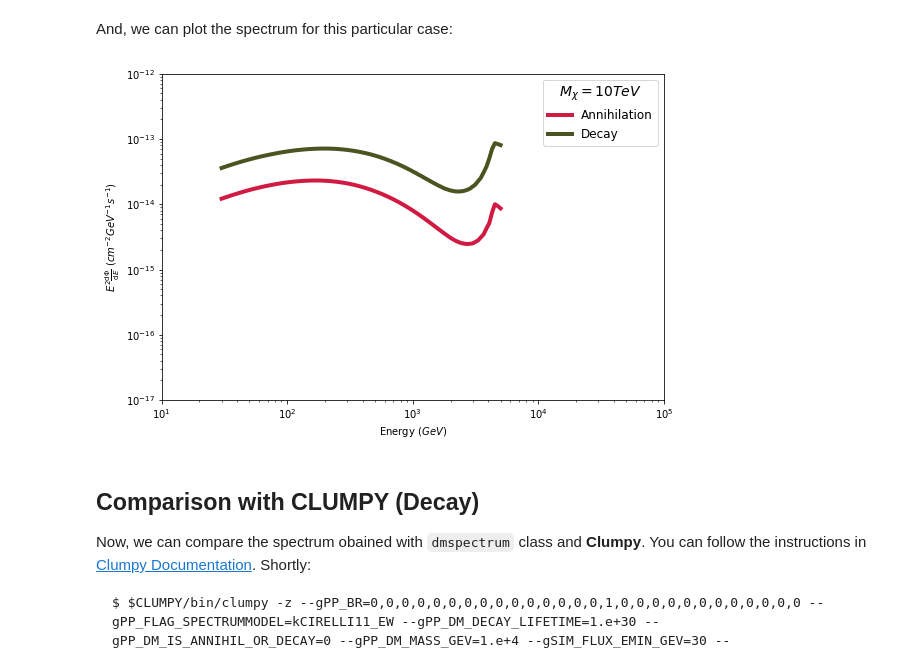
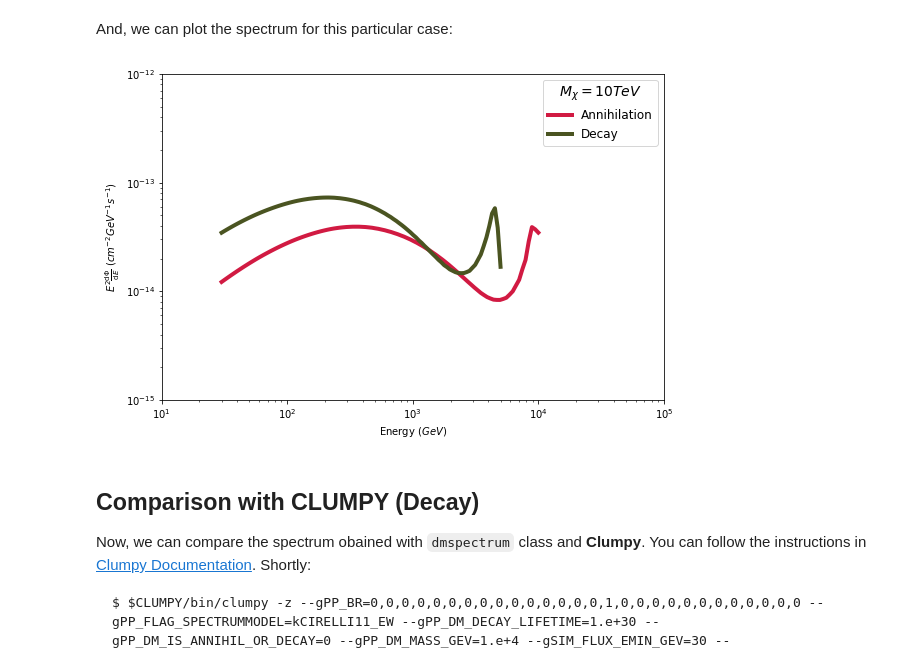
Before and after one commit to sergiohcdna/ctadmtool, a Jupyter notebook: notebooks/dmflux.ipynb, the cells around one changed output. Saved outputs shown, nothing was run; the diff lists cells and outputs as text; code cells hidden in the pictures.

Commit message:
Change plot for annihilation and decay spectra to show the correct range of energies for each process

```diff
--- a/notebooks/dmflux.ipynb
+++ b/notebooks/dmflux.ipynb
@@ -37,6 +37,7 @@ We get the differential spectrum $dN/dE$ for the annihilation case. To compute t
 $\frac{d\Phi}{dE} = \frac{\langle\sigma_{\chi}v\rangle}{8\pi m_{\chi}^2}~\frac{dN}{dE}\times J_\text{factor}$
 # %%
 dnde   = dmspec.spectra()
+engs   = dmspec.energy
 dphide = sigmav * dnde * jfactor / (8 * np.pi * mass**2)
 # %% [markdown]
 For decay, we can do exactly the same. The differential gamma-ray flux is obtained by using:
@@ -55,22 +56,22 @@ And, we can plot the spectrum for this particular case:
 # %%
 fig, ax  = plt.subplots(figsize=(9, 6))
 energies = dmspec.energy
 
-ax.plot(energies, energies**2*dphide, color=(0.82,0.10,0.26), lw=4, label='Annihilation')
+ax.plot(engs, engs**2*dphide, color=(0.82,0.10,0.26), lw=4, label='Annihilation')
 ax.plot(energies, energies**2*dphide_dec, color=(0.29,0.33,0.13), lw=4, label='Decay')
 
 ax.set_xlim(1.e+1, 1.e+5)
-ax.set_ylim(1.e-17, 1.e-12)
+ax.set_ylim(1.e-15, 1.e-12)
 ax.set_xscale('log')
 ax.set_yscale('log')
 ax.set_xlabel('Energy $(GeV)$')
 ax.set_ylabel('$E^{2}\\frac{\\mathrm{d}\\Phi}{\\mathrm{d}E}$ ($cm^{-2} GeV^{-1} s^{-1}$)')
 
 ax.legend(loc='best', prop={'size':12}, title='$M_{\\chi}=10{TeV}$', title_fontsize=14)
 pfile = 'DMFlux10TeVW.png'
 plt.savefig(pfile)
 # %% [output]
-[figure, old version]
+[figure, new version]
 # %% [markdown]
 ## Comparison with CLUMPY (Decay)
 
```
Also changed, not shown: parts of 1 cell of this notebook.
